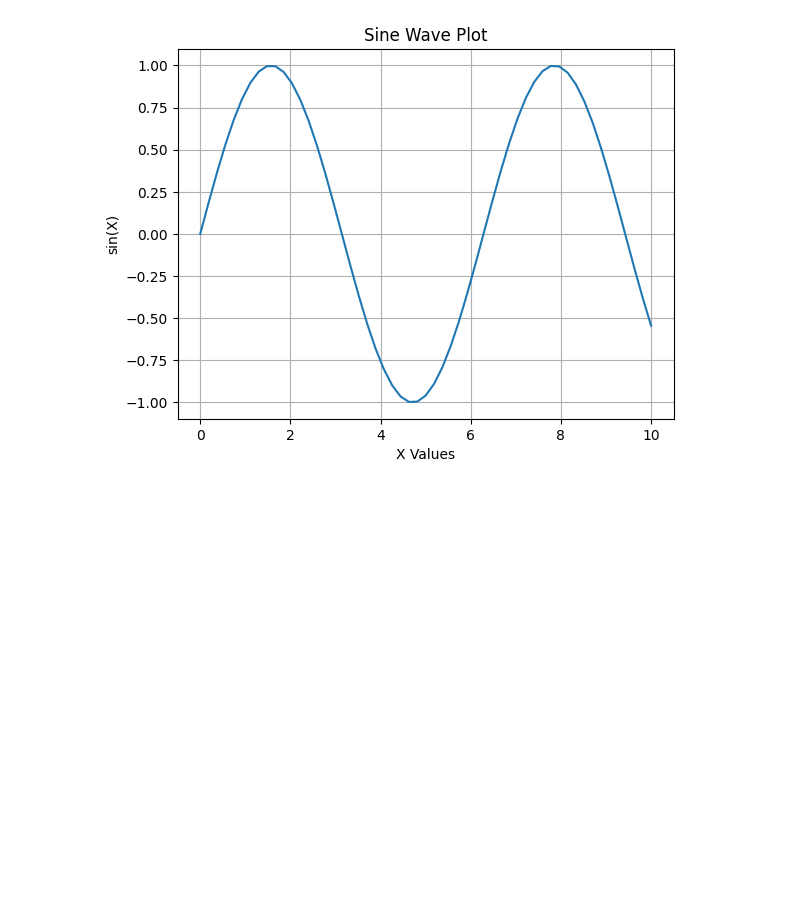
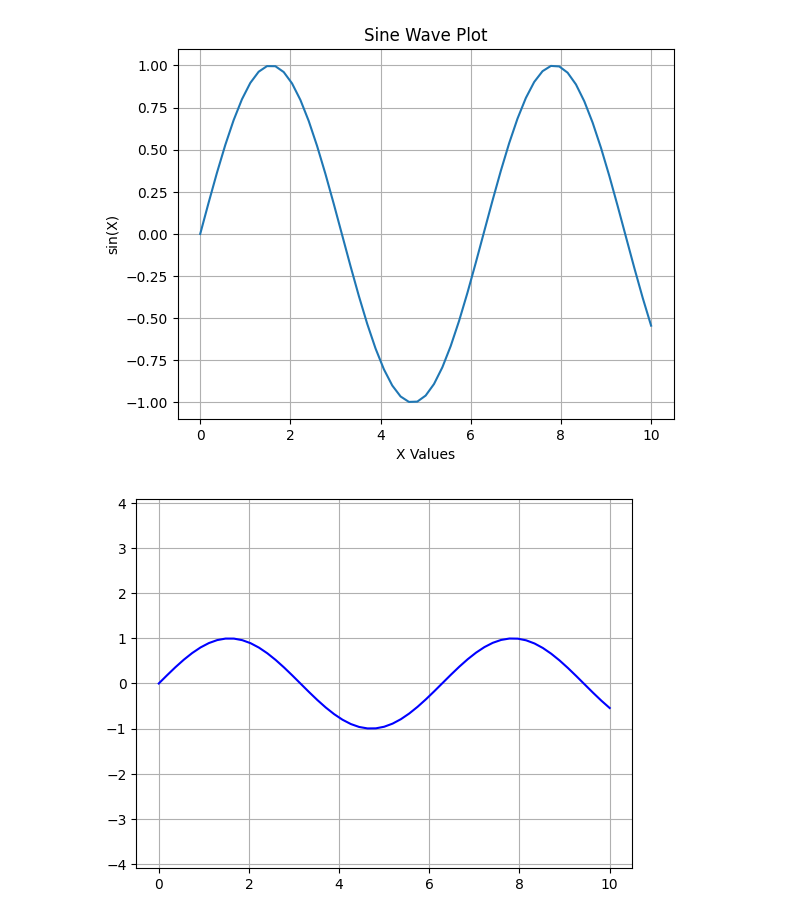
Before and after one commit to MuthuswamyNadar/Python-DSA, a Jupyter notebook: Practise Python/Module 7 (data-toolKit)/Matplotlib.ipynb, the cells around one changed output. Saved outputs shown, nothing was run; the diff lists cells and outputs as text; code cells hidden in the pictures; blank space fills up the shorter version.

```diff
--- a/Practise Python/Module 7 (data-toolKit)/Matplotlib.ipynb
+++ b/Practise Python/Module 7 (data-toolKit)/Matplotlib.ipynb
@@ -168,3 +168,13 @@ plt.grid(True)
 plt.show()  # This will show the plot window
 # %% [output]
 [figure]
+# %%
+#plotting the plot
+plt.plot(x,np.sin(x-0),color='blue')
+plt.ylim(-1.5,1.5)
+plt.xlim(1,15)
+plt.axis('equal')
+plt.grid()
+plt.show()
+# %% [output]
+[figure, added]
```
Also changed, not shown: parts of 7 cells of this notebook.
